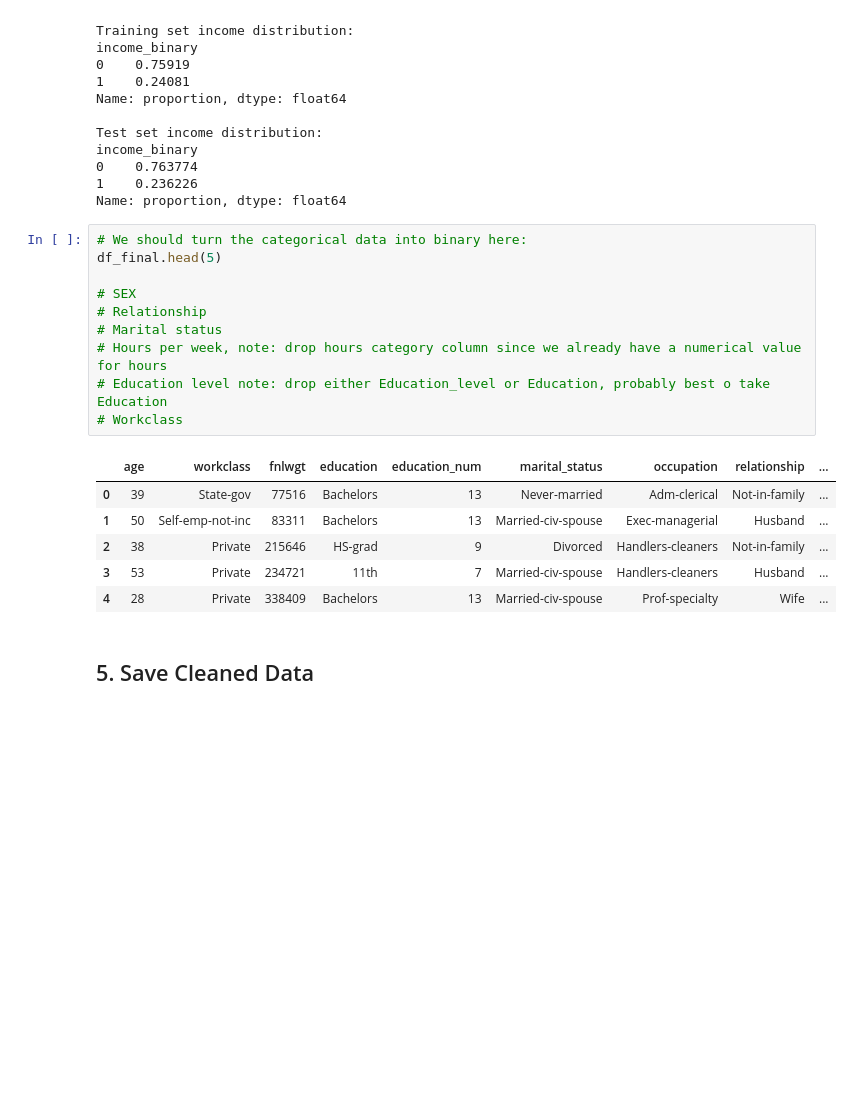
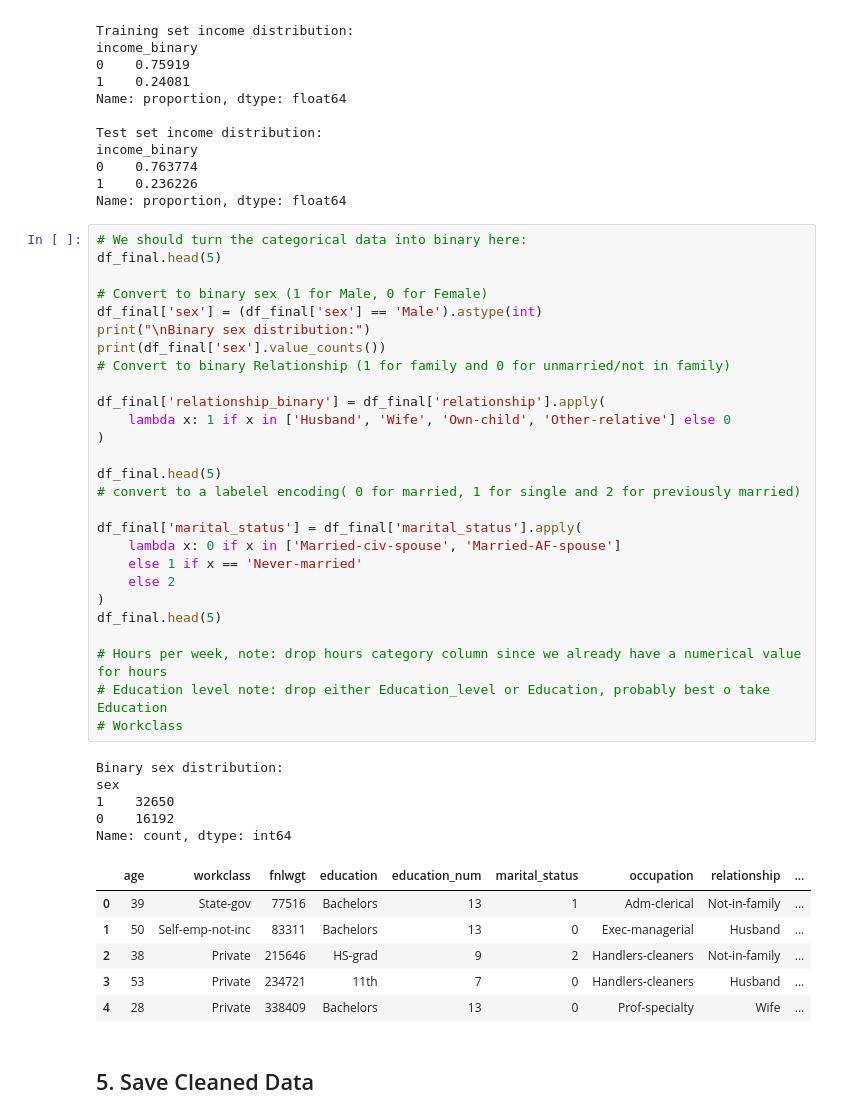
Before and after one commit to EduardoEduBox/Mid_Term_Project_ML, a Jupyter notebook: data_cleaning.ipynb, the cells around one changed output. Saved outputs shown, nothing was run; the diff lists cells and outputs as text; blank space fills up the shorter version.

```diff
--- a/data_cleaning.ipynb
+++ b/data_cleaning.ipynb
@@ -302,20 +302,42 @@ Name: proportion, dtype: float64
 # %%
 # We should turn the categorical data into binary here:
 df_final.head(5)
 
-# SEX
-# Relationship
-# Marital status
+# Convert to binary sex (1 for Male, 0 for Female)
+df_final['sex'] = (df_final['sex'] == 'Male').astype(int)
+print("\nBinary sex distribution:")
+print(df_final['sex'].value_counts())
+# Convert to binary Relationship (1 for family and 0 for unmarried/not in family)
+
+df_final['relationship_binary'] = df_final['relationship'].apply(
+    lambda x: 1 if x in ['Husband', 'Wife', 'Own-child', 'Other-relative'] else 0
+)
+
+df_final.head(5)
+# convert to a labelel encoding( 0 for married, 1 for single and 2 for previously married)
+
+df_final['marital_status'] = df_final['marital_status'].apply(
+    lambda x: 0 if x in ['Married-civ-spouse', 'Married-AF-spouse']
+    else 1 if x == 'Never-married'
+    else 2
+)
+df_final.head(5)
+
 # Hours per week, note: drop hours category column since we already have a numerical value for hours
 # Education level note: drop either Education_level or Education, probably best o take Education
 # Workclass
 # %% [output]
+Binary sex distribution:
+sex
+1    32650
+0    16192
+Name: count, dtype: int64
 |  | age | workclass | fnlwgt | education | education_num | marital_status | occupation | relationship | ... |
-| 0 | 39 | State-gov | 77516 | Bachelors | 13 | Never-married | Adm-clerical | Not-in-family | ... |
-| 1 | 50 | Self-emp-not-inc | 83311 | Bachelors | 13 | Married-civ-spouse | Exec-managerial | Husband | ... |
-| 2 | 38 | Private | 215646 | HS-grad | 9 | Divorced | Handlers-cleaners | Not-in-family | ... |
-| 3 | 53 | Private | 234721 | 11th | 7 | Married-civ-spouse | Handlers-cleaners | Husband | ... |
-| 4 | 28 | Private | 338409 | Bachelors | 13 | Married-civ-spouse | Prof-specialty | Wife | ... |
+| 0 | 39 | State-gov | 77516 | Bachelors | 13 | 1 | Adm-clerical | Not-in-family | ... |
+| 1 | 50 | Self-emp-not-inc | 83311 | Bachelors | 13 | 0 | Exec-managerial | Husband | ... |
+| 2 | 38 | Private | 215646 | HS-grad | 9 | 2 | Handlers-cleaners | Not-in-family | ... |
+| 3 | 53 | Private | 234721 | 11th | 7 | 0 | Handlers-cleaners | Husband | ... |
+| 4 | 28 | Private | 338409 | Bachelors | 13 | 0 | Prof-specialty | Wife | ... |
 # %% [markdown]
 ## 5. Save Cleaned Data
 # %%
```
